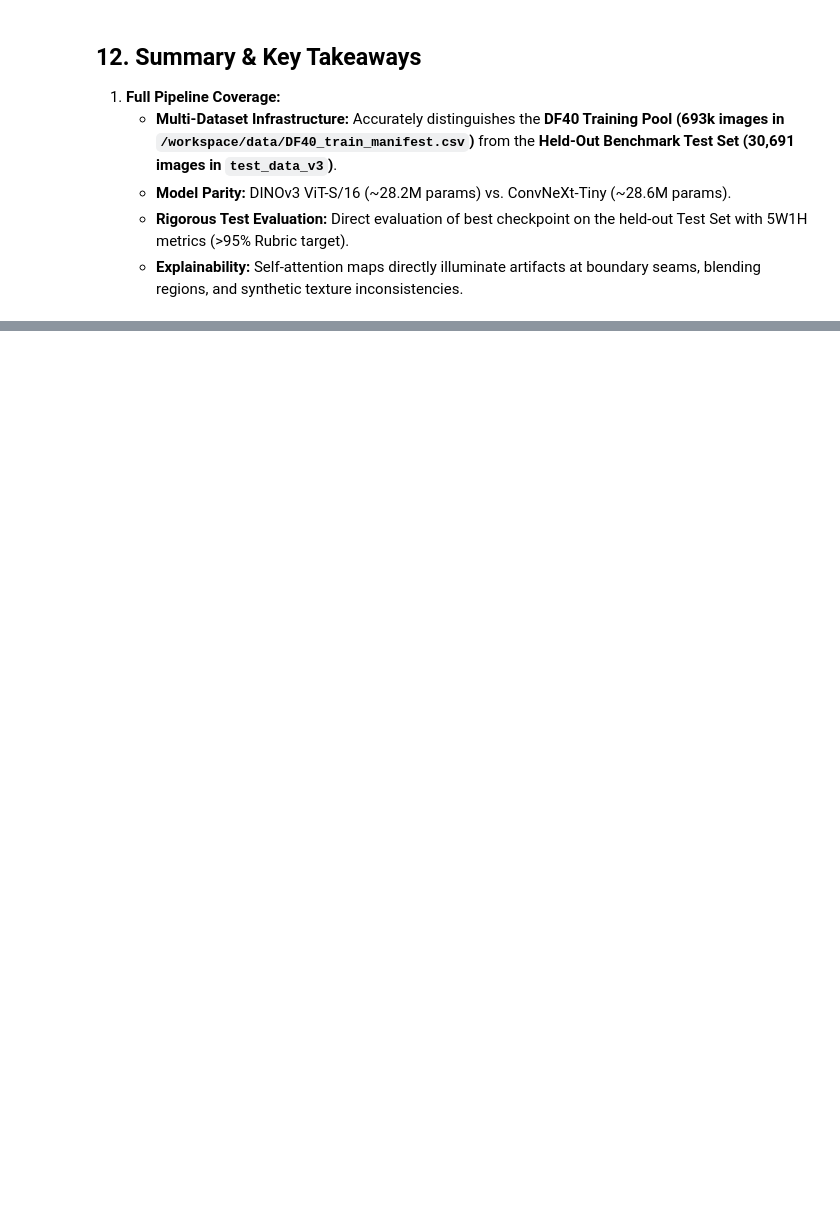
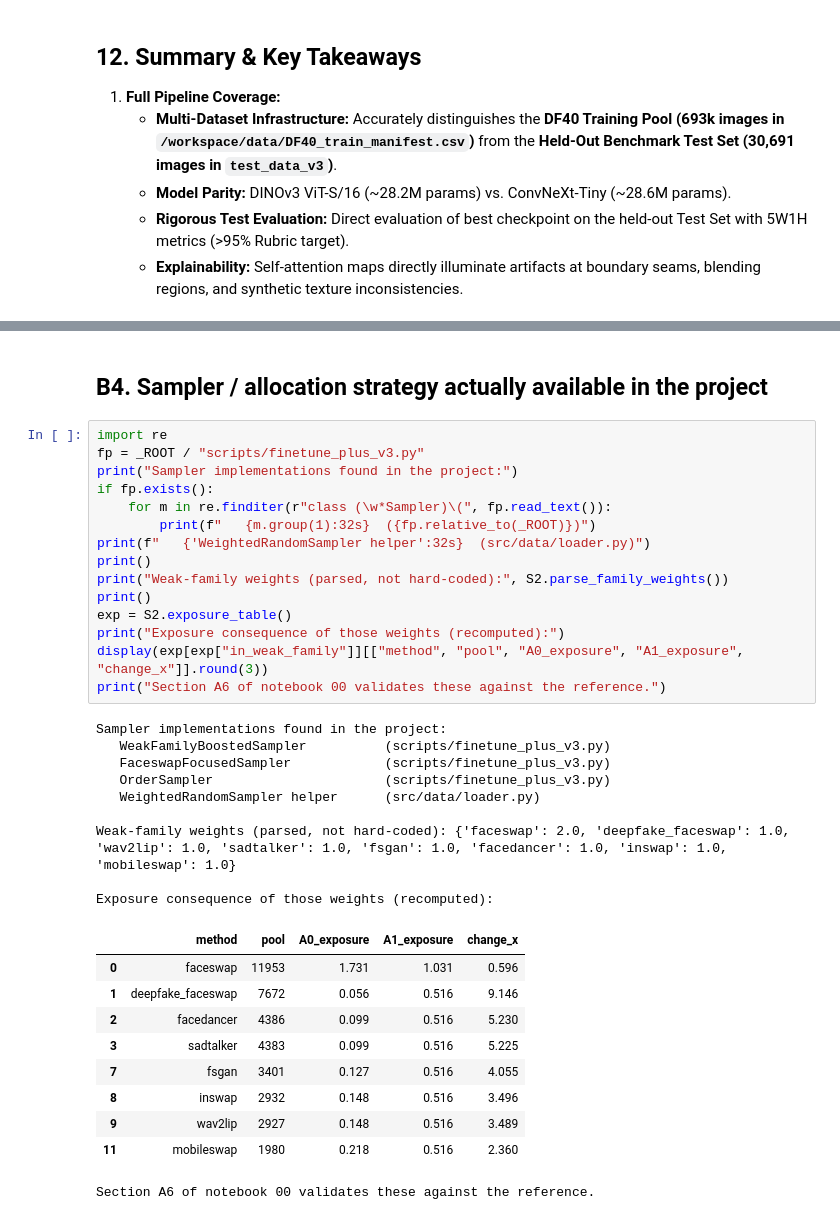
Before and after one commit to QuangManhAI/deepfake-ViT, a Jupyter notebook: notebooks/01_full_pipeline.ipynb, the cells around one changed output, grey strips where cells are left out. Cells and saved outputs as stored; diff of their text form; blank space fills up the shorter version.

```diff
--- a/notebooks/01_full_pipeline.ipynb
+++ b/notebooks/01_full_pipeline.ipynb
@@ -1245,0 +1506,37 @@ plt.show()
+# %% [markdown]
+## B4. Sampler / allocation strategy actually available in the project
+# %%
+import re
+fp = _ROOT / "scripts/finetune_plus_v3.py"
+print("Sampler implementations found in the project:")
+if fp.exists():
+    for m in re.finditer(r"class (\w*Sampler)\(", fp.read_text()):
+        print(f"   {m.group(1):32s}  ({fp.relative_to(_ROOT)})")
+print(f"   {'WeightedRandomSampler helper':32s}  (src/data/loader.py)")
+print()
+print("Weak-family weights (parsed, not hard-coded):", S2.parse_family_weights())
+print()
+exp = S2.exposure_table()
+print("Exposure consequence of those weights (recomputed):")
+display(exp[exp["in_weak_family"]][["method", "pool", "A0_exposure", "A1_exposure", "change_x"]].round(3))
+print("Section A6 of notebook 00 validates these against the reference.")
+# %% [output]
+Sampler implementations found in the project:
+   WeakFamilyBoostedSampler          (scripts/finetune_plus_v3.py)
+   FaceswapFocusedSampler            (scripts/finetune_plus_v3.py)
+   OrderSampler                      (scripts/finetune_plus_v3.py)
+   WeightedRandomSampler helper      (src/data/loader.py)
+
+Weak-family weights (parsed, not hard-coded): {'faceswap': 2.0, 'deepfake_faceswap': 1.0, 'wav2lip': 1.0, 'sadtalker': 1.0, 'fsgan': 1.0, 'facedancer': 1.0, 'inswap': 1.0, 'mobileswap': 1.0}
+
+Exposure consequence of those weights (recomputed):
+|  | method | pool | A0_exposure | A1_exposure | change_x |
+| 0 | faceswap | 11953 | 1.731 | 1.031 | 0.596 |
+| 1 | deepfake_faceswap | 7672 | 0.056 | 0.516 | 9.146 |
+| 2 | facedancer | 4386 | 0.099 | 0.516 | 5.230 |
+| 3 | sadtalker | 4383 | 0.099 | 0.516 | 5.225 |
+| 7 | fsgan | 3401 | 0.127 | 0.516 | 4.055 |
+| 8 | inswap | 2932 | 0.148 | 0.516 | 3.496 |
+| 9 | wav2lip | 2927 | 0.148 | 0.516 | 3.489 |
+| 11 | mobileswap | 1980 | 0.218 | 0.516 | 2.360 |
+Section A6 of notebook 00 validates these against the reference.
```
Also changed, not shown: parts of 24 cells of this notebook, 17 other files.
